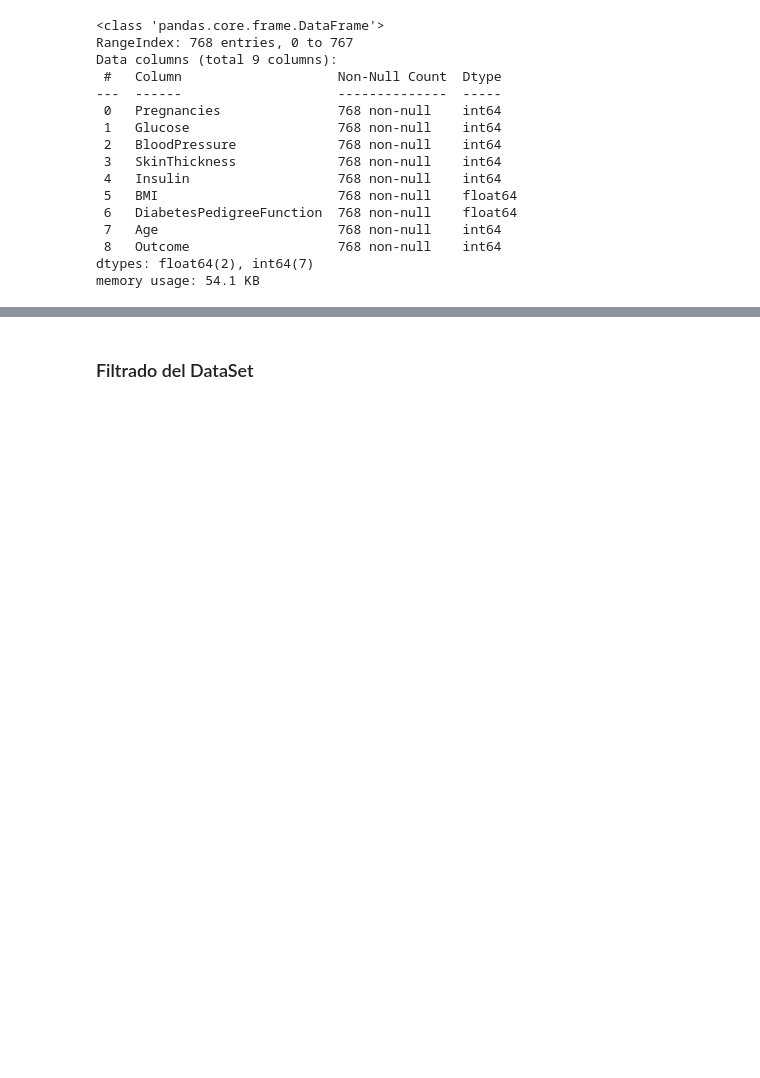
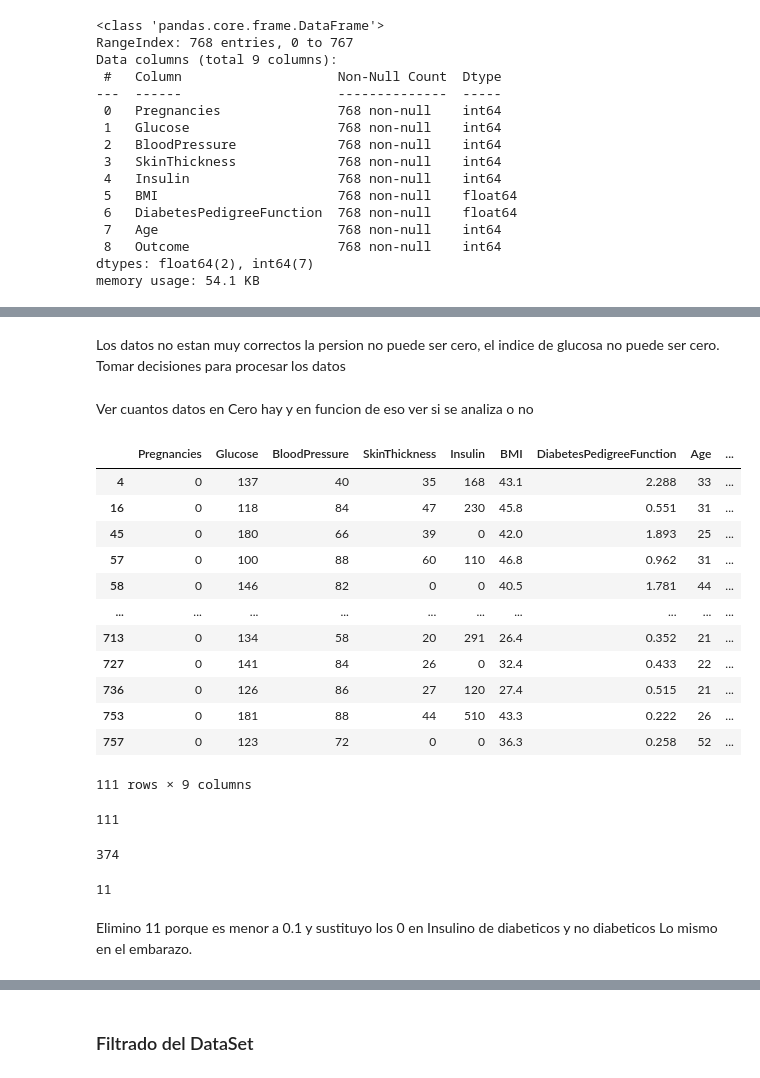
Before and after one commit to eperezvazquez/Desicion-Tree, a Jupyter notebook: src/explore_decision_tree.ipynb, the cells around one changed output, grey strips where cells are left out. Cells and saved outputs as stored; diff of their text form; code cells hidden in the pictures; blank space fills up the shorter version.

Commit message:
decision.tree

```diff
--- a/src/explore_decision_tree.ipynb
+++ b/src/explore_decision_tree.ipynb
@@ -68,3 +70,39 @@ df_raw.describe()
 | 50% | 3.000000 | 117.000000 | 72.000000 | 23.000000 | 30.500000 | 32.000000 | 0.372500 | 29.000000 | ... |
 | 75% | 6.000000 | 140.250000 | 80.000000 | 32.000000 | 127.250000 | 36.600000 | 0.626250 | 41.000000 | ... |
 | max | 17.000000 | 199.000000 | 122.000000 | 99.000000 | 846.000000 | 67.100000 | 2.420000 | 81.000000 | ... |
+# %% [markdown]
+Los datos no estan muy correctos la persion no puede ser cero, el indice de glucosa no puede ser cero.
+Tomar decisiones para procesar los datos
+# %% [markdown]
+Ver cuantos datos en Cero hay y en funcion de eso ver si se analiza o no
+# %%
+df_raw[df_raw['Pregnancies']==0]
+# %% [output]
+|  | Pregnancies | Glucose | BloodPressure | SkinThickness | Insulin | BMI | DiabetesPedigreeFunction | Age | ... |
+| 4 | 0 | 137 | 40 | 35 | 168 | 43.1 | 2.288 | 33 | ... |
+| 16 | 0 | 118 | 84 | 47 | 230 | 45.8 | 0.551 | 31 | ... |
+| 45 | 0 | 180 | 66 | 39 | 0 | 42.0 | 1.893 | 25 | ... |
+| 57 | 0 | 100 | 88 | 60 | 110 | 46.8 | 0.962 | 31 | ... |
+| 58 | 0 | 146 | 82 | 0 | 0 | 40.5 | 1.781 | 44 | ... |
+| ... | ... | ... | ... | ... | ... | ... | ... | ... | ... |
+| 713 | 0 | 134 | 58 | 20 | 291 | 26.4 | 0.352 | 21 | ... |
+| 727 | 0 | 141 | 84 | 26 | 0 | 32.4 | 0.433 | 22 | ... |
+| 736 | 0 | 126 | 86 | 27 | 120 | 27.4 | 0.515 | 21 | ... |
+| 753 | 0 | 181 | 88 | 44 | 510 | 43.3 | 0.222 | 26 | ... |
+| 757 | 0 | 123 | 72 | 0 | 0 | 36.3 | 0.258 | 52 | ... |
+111 rows × 9 columns
+# %%
+len(df_raw[df_raw['Pregnancies']==0])
+# %% [output]
+111
+# %%
+len(df_raw[df_raw['Insulin']==0])
+# %% [output]
+374
+# %%
+len(df_raw[df_raw['BMI']==0])
+# %% [output]
+11
+# %% [markdown]
+Elimino 11 porque es menor a 0.1 y sustituyo los 0 en Insulino de diabeticos y no diabeticos
+Lo mismo en el embarazo.
```
Also changed, not shown: parts of 12 cells of this notebook.
